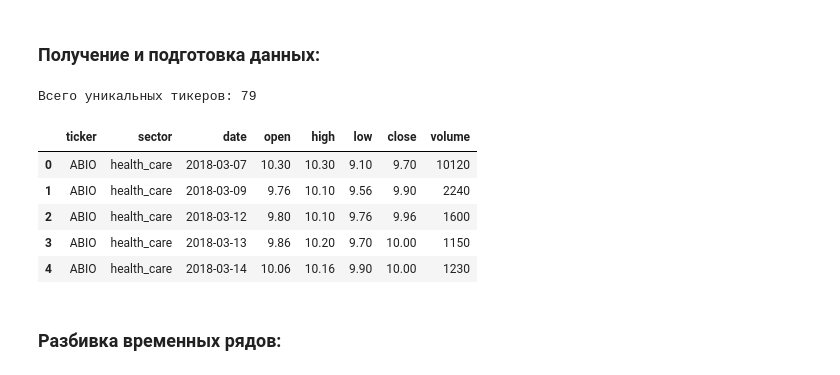
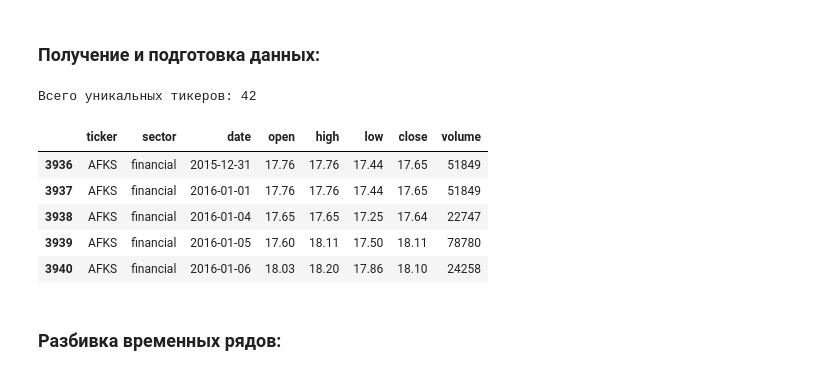
Before and after one commit to ChtoGde/stocks_analyser, a Jupyter notebook: ml_model.ipynb, the cells around one changed output. Cells and saved outputs as stored; diff of their text form; code cells hidden in the pictures.

```diff
--- a/ml_model.ipynb
+++ b/ml_model.ipynb
@@ -15,40 +15,43 @@ from sklearn.metrics import precision_recall_curve, precision_score
 from utils import calculate_indicators
 # %% [markdown]
 ### Получение и подготовка данных:
-# %%
-# Лично подобраный списко тикеров
-first_second_tier_tickers = [
-    "SBER", "GAZP", "LKOH", "NVTK", "PLZL", "GMKN", "YDEX",
-    "MTSS", "AFKS", "MGNT", "TRNFP", "SIBN", "TATN", "MOEX",
-    "PIKK", "FIVE", "POLY", "CHMF", "ROSN", "X5", "T", "PHOR",
-    "SNGS", "AFLT", "ALRS", "BSPB", "IRAO", "SVCB", "VKCO",
-    "VTBR", "OZON", "MSNG", "UGLD", "POSI", "CNRU", "ENPG",
-    "MDMG", "RINI", "RTKM", "FLOT", "HEAD", "MAGN", "NLMK", "RUAL",
-    "LENT", "HYDR", "FESH", "FEES", "RAGR", "RASP", "TRMK",
-    "SGZH", "UPRO", "PRMD", "LEAS", "LSRG", "APTK", "OZPH",
-    "SELG", "FIXR", "BELU", "ASTR", "SMLT", "RENI", "MBNK",
-    "SFIN", "OGKB", "AQUA", "VSEH", "MRKC", "RNFT", "SOFL",
-    "MTLR", "MRKV", "DATA", "EUTR", "ELFV", "ETLN", "WUSH"
-]
-
-print(f"Всего уникальных тикеров: {len(first_second_tier_tickers)}")
-# %% [output]
-Всего уникальных тикеров: 79
+# %%
+liqud_stocks = [
+    # Нефтегазовый сектор
+    "GAZP", "LKOH", "ROSN", "NVTK", "SNGS", "SNGSP", "TATN", "TATNP", "TRNFP", "SIBN",
+    # Финансовый сектор
+    "SBER", "SBERP", "VTBR", "MOEX", "T",
+    # Металлургия и горная добыча
+    "GMKN", "CHMF", "NLMK", "MAGN", "PLZL", "ALRS", "PHOR",
+    # Потребительский сектор и ритейл
+    "MGNT", "X5", "OZON", "YDEX", "VKCO", "AFKS",
+    # Телекоммуникации
+    "MTSS", "RTKM", "RTKMP",
+    # Энергетика и инфраструктура
+    "IRAO", "FEES", "AFLT",
+    # Прочие ликвидные
+    "CBOM", "PIKK", "BSPB", "SVCB", "MSNG", "POSI", "HEAD", "MDMG"
+]
+
+print(f"Всего уникальных тикеров: {len(liqud_stocks)}")
+# %% [output]
+Всего уникальных тикеров: 42
 # %%
 # выгружаю токен для т-инвестиций
 TOKEN = getenv("t_bank_token")
 # %%
 # заргружаем данные свечей из csv файла
 df = pd.read_csv('data/2016-2025_candles_to_train.csv', index_col=[0], parse_dates=['date'])
+df = df[df.ticker.isin(liqud_stocks)]
 # выводим первыe 5 строк
 df.head(5)
 # %% [output]
 |  | ticker | sector | date | open | high | low | close | volume |
-| 0 | ABIO | health_care | 2018-03-07 | 10.30 | 10.30 | 9.10 | 9.70 | 10120 |
-| 1 | ABIO | health_care | 2018-03-09 | 9.76 | 10.10 | 9.56 | 9.90 | 2240 |
-| 2 | ABIO | health_care | 2018-03-12 | 9.80 | 10.10 | 9.76 | 9.96 | 1600 |
-| 3 | ABIO | health_care | 2018-03-13 | 9.86 | 10.20 | 9.70 | 10.00 | 1150 |
-| 4 | ABIO | health_care | 2018-03-14 | 10.06 | 10.16 | 9.90 | 10.00 | 1230 |
+| 3936 | AFKS | financial | 2015-12-31 | 17.76 | 17.76 | 17.44 | 17.65 | 51849 |
+| 3937 | AFKS | financial | 2016-01-01 | 17.76 | 17.76 | 17.44 | 17.65 | 51849 |
+| 3938 | AFKS | financial | 2016-01-04 | 17.65 | 17.65 | 17.25 | 17.64 | 22747 |
+| 3939 | AFKS | financial | 2016-01-05 | 17.60 | 18.11 | 17.50 | 18.11 | 78780 |
+| 3940 | AFKS | financial | 2016-01-06 | 18.03 | 18.20 | 17.86 | 18.10 | 24258 |
 # %%
 # копируем данные в новую переменную
 candles = df.copy()
```
Also changed, not shown: parts of 11 cells of this notebook, 3 other files.
